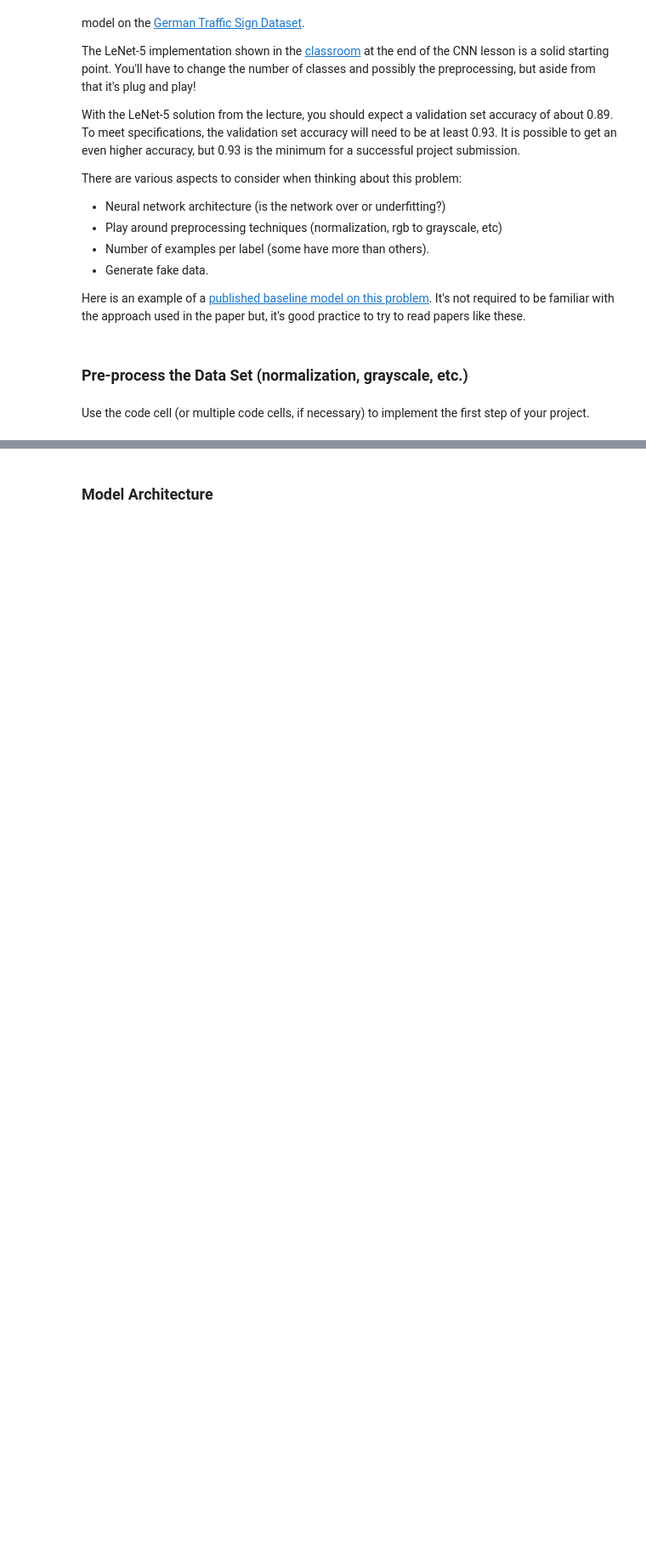
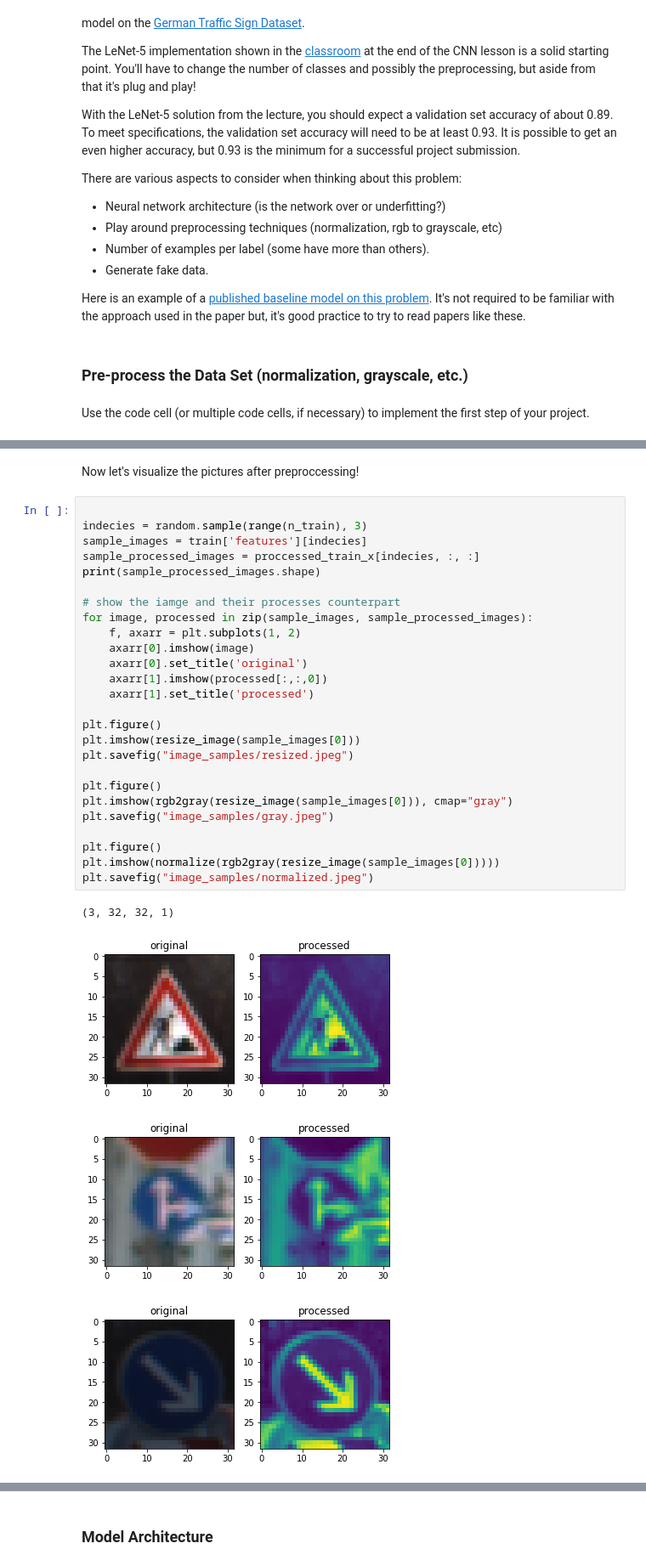
Before and after one commit to kamal94/CarND-Traffic-Sign-Classifier-Project, a Jupyter notebook: Traffic_Sign_Classifier.ipynb, the cells around one changed output, grey strips where cells are left out. Shown at 85% size. Drawn from its saved outputs; the diff is of its cells as text; blank space fills up the shorter version.

```diff
--- a/Traffic_Sign_Classifier.ipynb
+++ b/Traffic_Sign_Classifier.ipynb
@@ -156,0 +178,33 @@ normalized_valid_X = normalize(valid['features'])
+# %% [markdown]
+Now let's visualize the pictures after preproccessing!
+# %%
+
+indecies = random.sample(range(n_train), 3)
+sample_images = train['features'][indecies]
+sample_processed_images = proccessed_train_x[indecies, :, :]
+print(sample_processed_images.shape)
+
+# show the iamge and their processes counterpart
+for image, processed in zip(sample_images, sample_processed_images):
+    f, axarr = plt.subplots(1, 2)
+    axarr[0].imshow(image)
+    axarr[0].set_title('original')
+    axarr[1].imshow(processed[:,:,0])
+    axarr[1].set_title('processed')
+
+plt.figure()
+plt.imshow(resize_image(sample_images[0]))
+plt.savefig("image_samples/resized.jpeg")
+
+plt.figure()
+plt.imshow(rgb2gray(resize_image(sample_images[0])), cmap="gray")
+plt.savefig("image_samples/gray.jpeg")
+
+plt.figure()
+plt.imshow(normalize(rgb2gray(resize_image(sample_images[0]))))
+plt.savefig("image_samples/normalized.jpeg")
+# %% [output]
+(3, 32, 32, 1)
+[figure, added]
+[figure, added]
+[figure, added]
```
Also changed, not shown: parts of 26 cells of this notebook, 20 other files.
